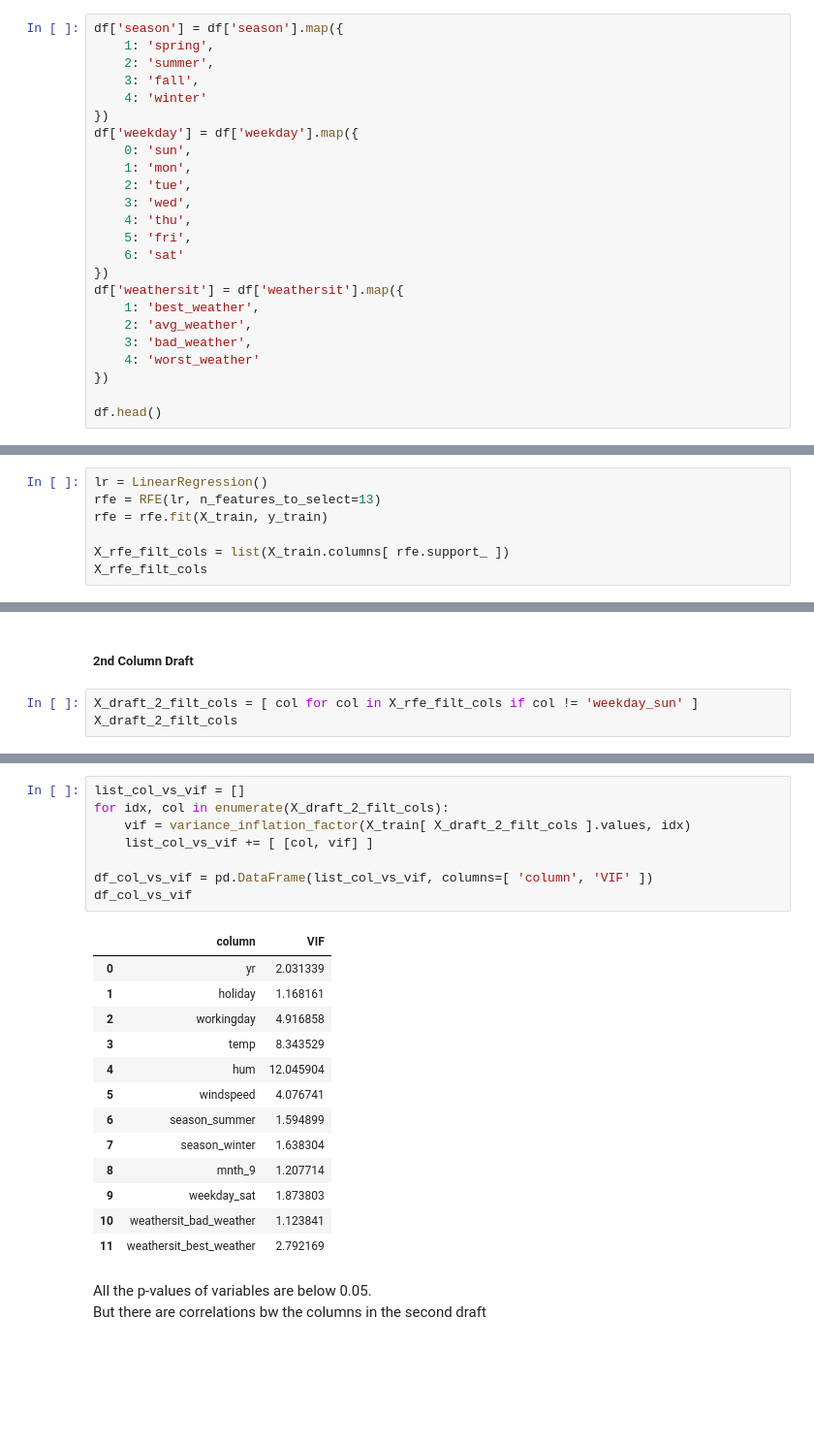
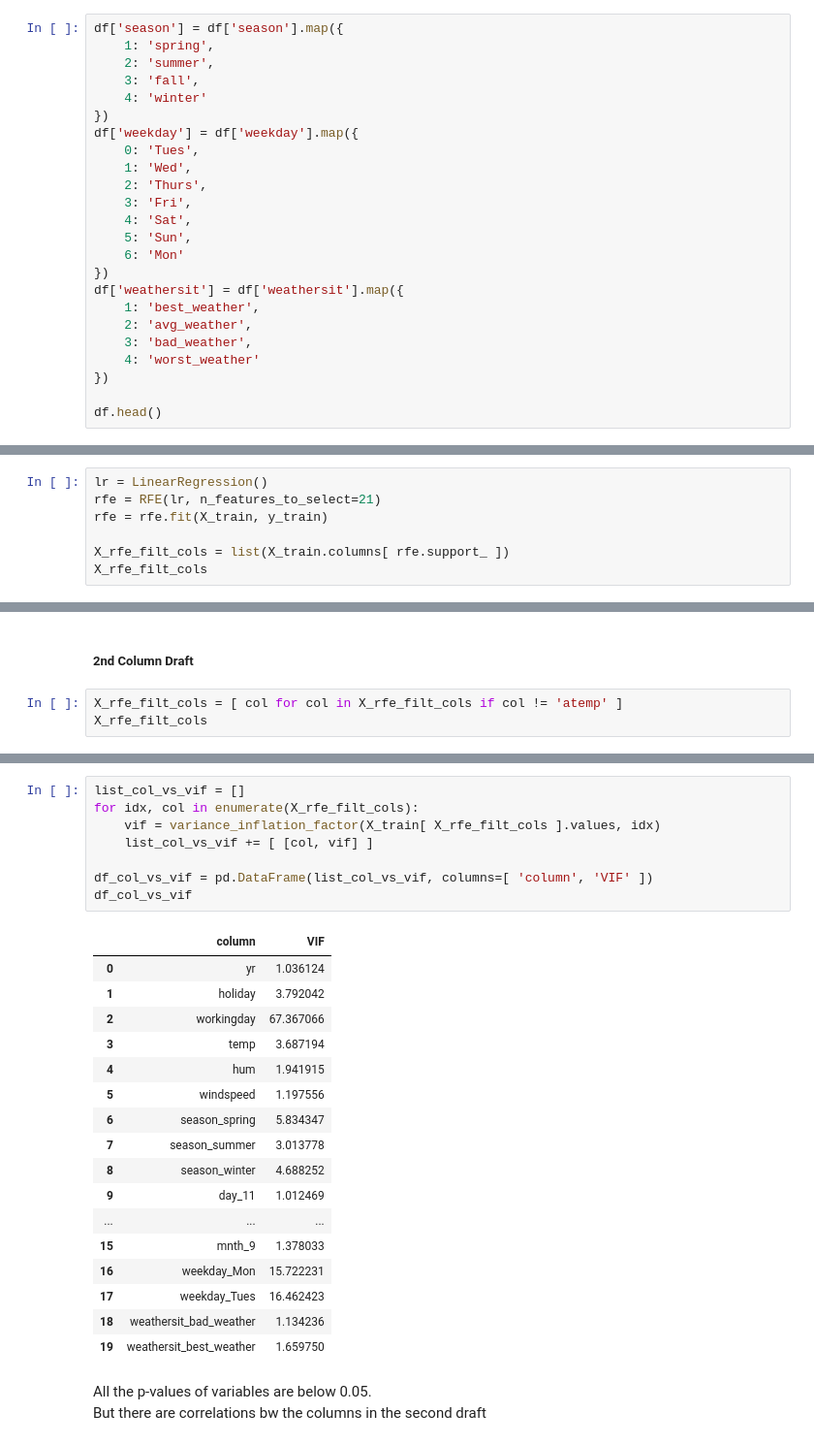
Before and after one commit to aswinj18/BikeSharingAssignment, a Jupyter notebook: BikeSharingAssignment.ipynb, the cells around one changed output, grey strips where cells are left out. Shown at 97% size. Drawn from its saved outputs; the diff is of its cells as text; blank space fills up the shorter version.

```diff
--- a/BikeSharingAssignment.ipynb
+++ b/BikeSharingAssignment.ipynb
@@ -81,13 +81,13 @@ df['season'] = df['season'].map({
     4: 'winter'
 })
 df['weekday'] = df['weekday'].map({
-    0: 'sun',
-    1: 'mon',
-    2: 'tue',
-    3: 'wed',
-    4: 'thu',
-    5: 'fri',
-    6: 'sat'
+    0: 'Tues',
+    1: 'Wed',
+    2: 'Thurs',
+    3: 'Fri',
+    4: 'Sat',
+    5: 'Sun',
+    6: 'Mon'
 })
 df['weathersit'] = df['weathersit'].map({
     1: 'best_weather',
@@ -431,6 +466,6 @@ So, taking 13 RFE highest ranked columns as finalized result of RFE/coarse tunin
 # %%
 lr = LinearRegression()
-rfe = RFE(lr, n_features_to_select=13)
+rfe = RFE(lr, n_features_to_select=21)
 rfe = rfe.fit(X_train, y_train)
 
 X_rfe_filt_cols = list(X_train.columns[ rfe.support_ ])
@@ -523,8 +566,8 @@ So, creating second draft of X columns that does not contain weekday_sun
 # %% [markdown]
 ##### 2nd Column Draft
 # %%
-X_draft_2_filt_cols = [ col for col in X_rfe_filt_cols if col != 'weekday_sun' ]
-X_draft_2_filt_cols
+X_rfe_filt_cols = [ col for col in X_rfe_filt_cols if col != 'atemp' ]
+X_rfe_filt_cols
 # %% [output]
 ['yr',
  'holiday',
@@ -578,25 +633,29 @@ Notes:
 # %%
 list_col_vs_vif = []
-for idx, col in enumerate(X_draft_2_filt_cols):
-    vif = variance_inflation_factor(X_train[ X_draft_2_filt_cols ].values, idx)
+for idx, col in enumerate(X_rfe_filt_cols):
+    vif = variance_inflation_factor(X_train[ X_rfe_filt_cols ].values, idx)
     list_col_vs_vif += [ [col, vif] ]
 
 df_col_vs_vif = pd.DataFrame(list_col_vs_vif, columns=[ 'column', 'VIF' ])
 df_col_vs_vif
 # %% [output]
 |  | column | VIF |
-| 0 | yr | 2.031339 |
-| 1 | holiday | 1.168161 |
-| 2 | workingday | 4.916858 |
-| 3 | temp | 8.343529 |
-| 4 | hum | 12.045904 |
-| 5 | windspeed | 4.076741 |
-| 6 | season_summer | 1.594899 |
-| 7 | season_winter | 1.638304 |
-| 8 | mnth_9 | 1.207714 |
-| 9 | weekday_sat | 1.873803 |
-| 10 | weathersit_bad_weather | 1.123841 |
-| 11 | weathersit_best_weather | 2.792169 |
+| 0 | yr | 1.036124 |
+| 1 | holiday | 3.792042 |
+| 2 | workingday | 67.367066 |
+| 3 | temp | 3.687194 |
+| 4 | hum | 1.941915 |
+| 5 | windspeed | 1.197556 |
+| 6 | season_spring | 5.834347 |
+| 7 | season_summer | 3.013778 |
+| 8 | season_winter | 4.688252 |
+| 9 | day_11 | 1.012469 |
+| ... | ... | ... |
+| 15 | mnth_9 | 1.378033 |
+| 16 | weekday_Mon | 15.722231 |
+| 17 | weekday_Tues | 16.462423 |
+| 18 | weathersit_bad_weather | 1.134236 |
+| 19 | weathersit_best_weather | 1.659750 |
 # %% [markdown]
 All the p-values of variables are below 0.05.<br>
 But there are correlations bw the columns in the second draft
```
Also changed, not shown: parts of 78 cells of this notebook.
